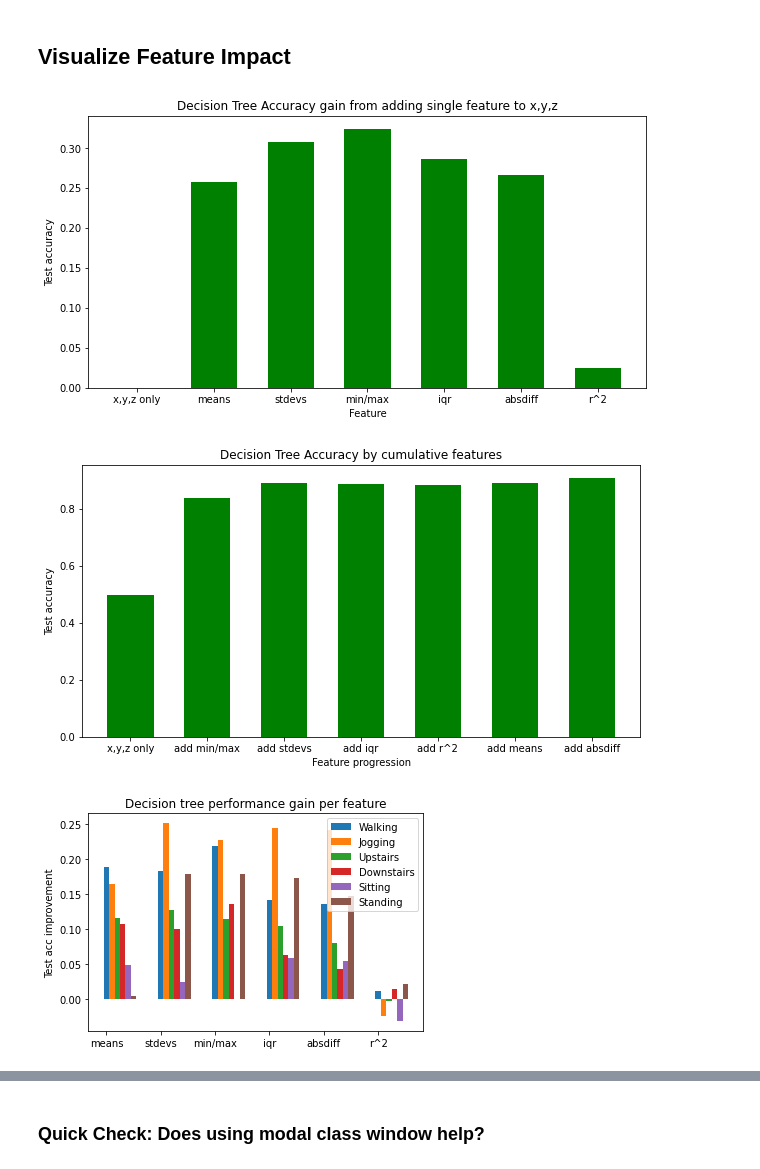
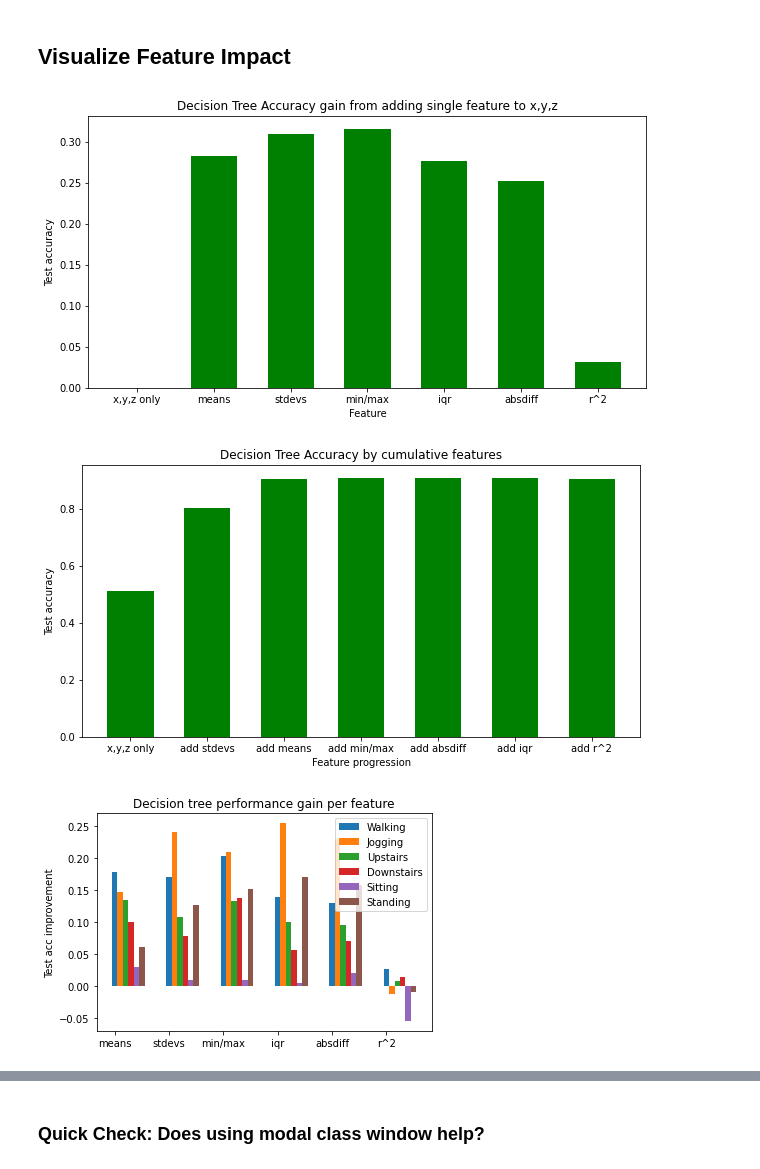
Before and after one commit to smrutich/ActivityRecognitionTimeSeries, a Jupyter notebook: Data Exploration.ipynb, the cells around one changed output, grey strips where cells are left out. Drawn from its saved outputs; the diff is of its cells as text; code cells hidden in the pictures.

```diff
--- a/Data Exploration.ipynb
+++ b/Data Exploration.ipynb
@@ -748,5 +749,7 @@ def subsample_data(data, stride, window_width):
     for key, dat in data.groupby('id'):
         dat.reset_index(drop=True, inplace=True)
         final = final.append(dat.iloc[list(range(window_width, len(dat) - window_width, stride))])
+
+    return final
 # %%
 final = subsample_data(data, stride, w)
@@ -1054,7 +979,7 @@ ext_features5 = [
     'rolling_x_r2', 'rolling_y_r2', 'rolling_z_r2'
 ]
 
-f1, f2, f3, f4 = evaluate_with_features(ext_features5)
+f1, f2, f3, f4 = evaluate_with_features(final, ext_features5)
 
 # Decision tree stats
 f2
@@ -1096,13 +1021,13 @@ featureDiffs = {
 }
 # %%
 current_feats = list(raw_features)
-base, _, _, _ = evaluate_with_features(current_feats)
+base, _, _, _ = evaluate_with_features(final, current_feats)
 data = { 'x,y,z only': 0 }
 
 keys = featureDiffs.keys()
 for label in keys:
     diff = featureDiffs[label]
-    f1, f2, f3, f4 = evaluate_with_features(current_feats + diff)
+    f1, f2, f3, f4 = evaluate_with_features(final, current_feats + diff)
     data[label] = f1['test'][0] - base['test'][0]
 
 courses = list(data.keys())
@@ -1117,10 +1042,10 @@ plt.ylabel("Test accuracy")
 plt.title("Decision Tree Accuracy gain from adding single feature to x,y,z")
 plt.show()
 # %% [output]
-[figure, old version]
+[figure, new version]
 # %%
 current_feats = list(raw_features)
-f1, _, _, _ = evaluate_with_features(current_feats)
+f1, _, _, _ = evaluate_with_features(final, current_feats)
 data = { 'x,y,z only': f1['test'][0] }
 
 keys = list(featureDiffs.keys())
@@ -1128,7 +1053,7 @@ random.shuffle(keys)
 for label in keys:
     diff = featureDiffs[label]
     current_feats += diff
-    f1, f2, f3, f4 = evaluate_with_features(current_feats)
+    f1, f2, f3, f4 = evaluate_with_features(final, current_feats)
     data['add ' + label] = f1['test'][0]
 
 courses = list(data.keys())
@@ -1145,40 +1070,40 @@ plt.ylabel("Test accuracy")
 plt.title("Decision Tree Accuracy by cumulative features")
 plt.show()
 # %% [output]
-[figure, old version]
+[figure, new version]
 # %%
 current_feats = list(raw_features)
-_, base, _, _ = evaluate_with_features(current_feats)
+_, base, _, _ = evaluate_with_features(final, current_feats)
 data = { }
 
 keys = featureDiffs.keys()
 for label in keys:
     diff = featureDiffs[label]
-    f1, f2, f3, f4 = evaluate_with_features(current_feats + diff)
+    f1, f2, f3, f4 = evaluate_with_features(final, current_feats + diff)
     for c in f2:
         acc = f2[c][4]
         if not c in data:
             data[c] = {}
         data[c][label] = f2[c][5] - base[c][5]
 
 fig, ax = plt.subplots()
 x = np.arange(len(keys))
 width = 0.1
 for i, c in enumerate(data.keys()):
     rects = ax.bar(x + 6*width * i/len(list(data.keys())), data[c].values(), width, label=c)
 
 labels = list(keys)
 
 # Add some text for labels, title and custom x-axis tick labels, etc.
 ax.set_ylabel('Test acc improvement')
 ax.set_title('Decision tree performance gain per feature')
 ax.set_xticklabels([''] + labels)
 ax.legend()
 
 #fig.tight_layout()
 
 plt.show()
 # %% [output]
-[figure, old version]
+[figure, new version]
 # %%
 current_feats = list(raw_features)
```
Also changed, not shown: parts of 28 cells of this notebook.
